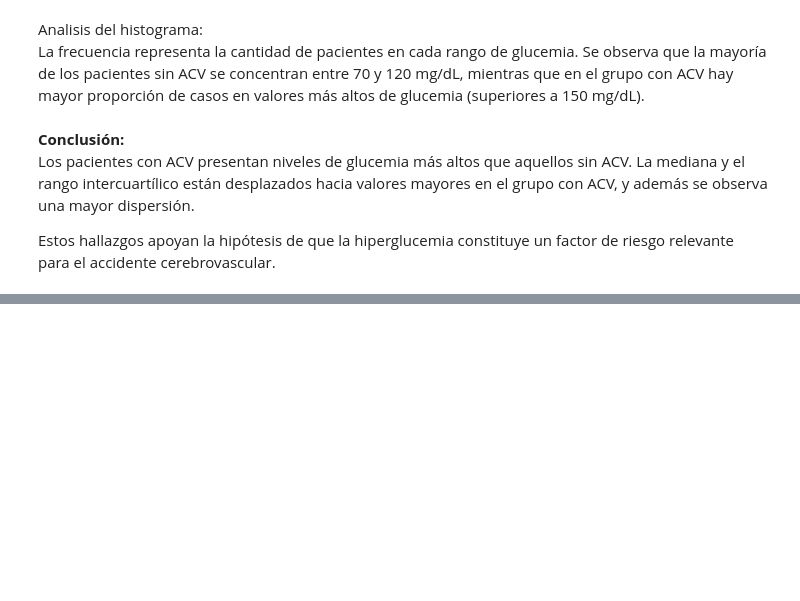
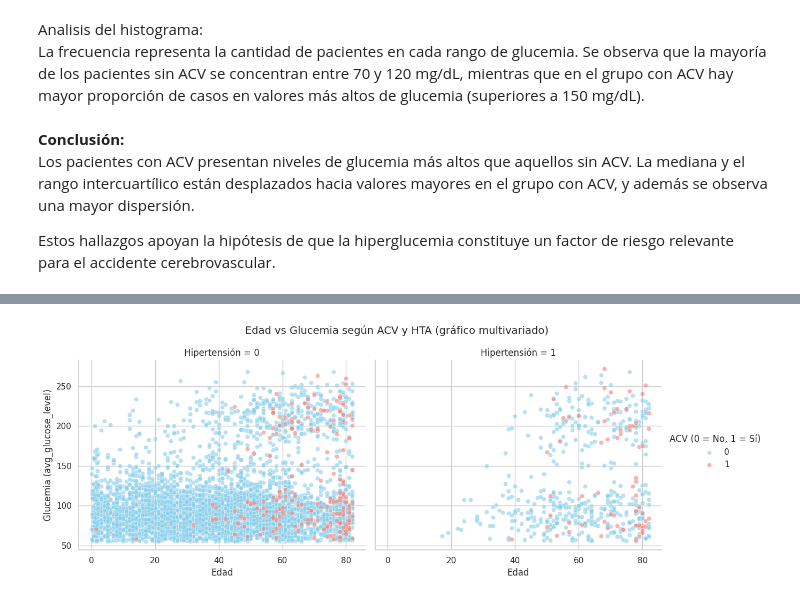
Before and after one commit to DaniPorticella/proyecto_stroke_coderhouse, a Jupyter notebook: ProyectoDSParteI_Porticella.ipynb, the cells around one changed output, grey strips where cells are left out. Cells and saved outputs as stored; diff of their text form; code cells hidden in the pictures; blank space fills up the shorter version.

```diff
--- a/ProyectoDSParteI_Porticella.ipynb
+++ b/ProyectoDSParteI_Porticella.ipynb
@@ -305,0 +316,35 @@ Estos hallazgos apoyan la hipótesis de que la hiperglucemia constituye un facto
+# %%
+# Gráfico multivariado (3+ variables): Edad, Glucemia, ACV y HTA
+
+# Técnica: FacetGrid -> separa en dos paneles (HTA=0 y HTA=1)
+# y dentro de cada uno dibuja un scatter (edad vs glucemia).
+
+import seaborn as sns
+import matplotlib.pyplot as plt
+
+g = sns.FacetGrid(
+    df,
+    col="hypertension",         # panel izquierdo: 0, derecho: 1
+    hue="stroke",               # color por ACV (0/1)
+    hue_order=[0, 1],
+    palette={0: "skyblue", 1: "salmon"},
+    height=5,
+    aspect=1.2
+)
+
+g.map_dataframe(
+    sns.scatterplot,
+    x="age",
+    y="avg_glucose_level",
+    alpha=0.6
+)
+
+g.set_axis_labels("Edad", "Glucemia (avg_glucose_level)")
+g.set_titles("Hipertensión = {col_name}")
+g.add_legend(title="ACV (0 = No, 1 = Sí)")
+
+plt.subplots_adjust(top=0.85)
+g.fig.suptitle("Edad vs Glucemia según ACV y HTA (gráfico multivariado)", fontsize=14)
+plt.show()
+# %% [output]
+[figure, added]
```
Also changed, not shown: parts of 4 cells of this notebook.
